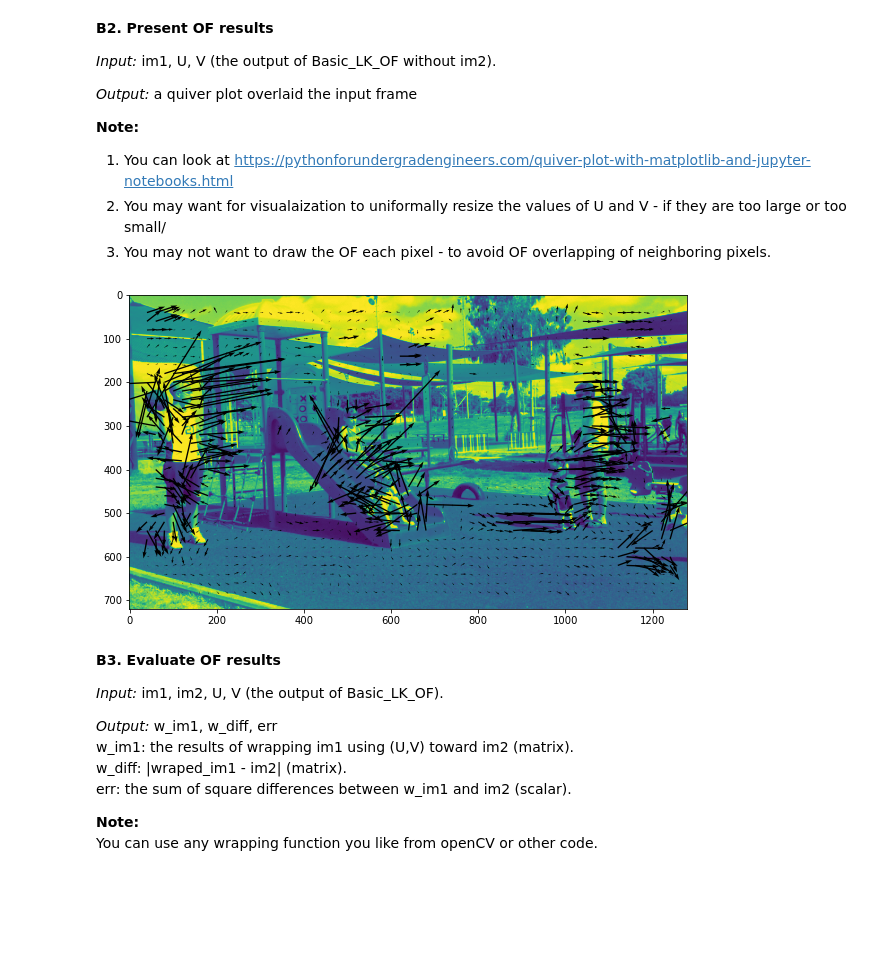
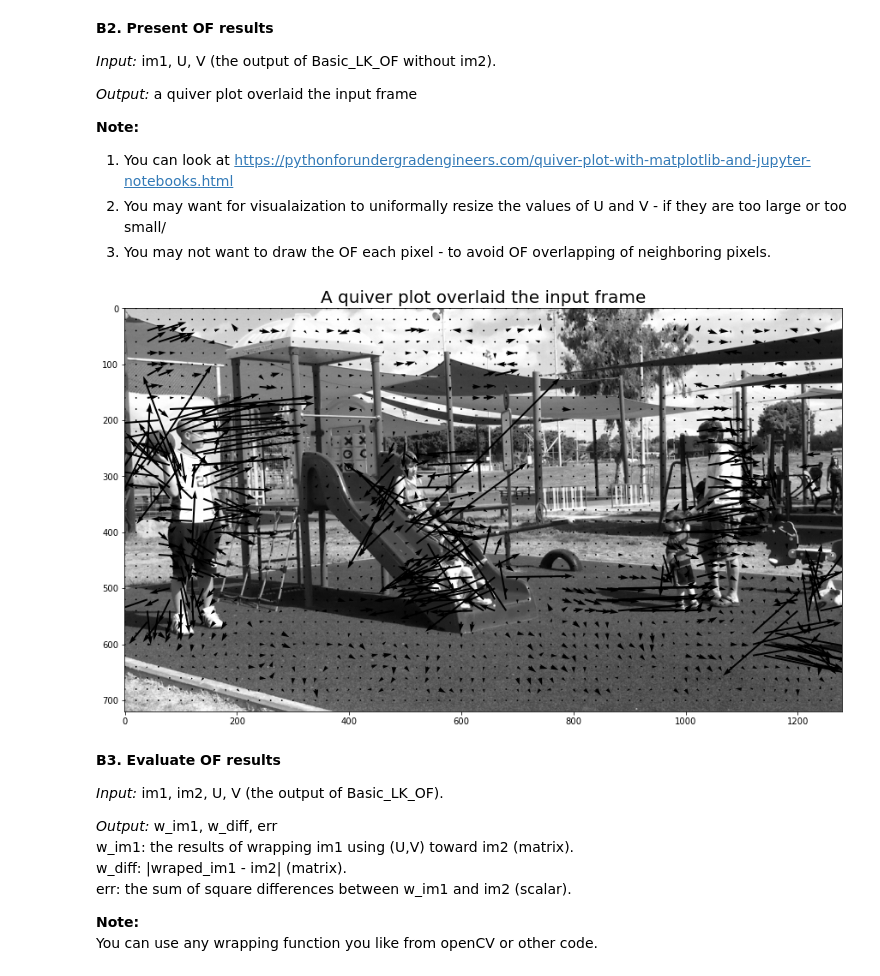
Before and after one commit to Nesher123/Computer-Vision, a Jupyter notebook: HW3/ofir.ipynb, the cells around one changed output. Drawn from its saved outputs; the diff is of its cells as text; code cells hidden in the pictures; blank space fills up the shorter version.

```diff
--- a/HW3/ofir.ipynb
+++ b/HW3/ofir.ipynb
@@ -283,12 +270,11 @@ def basic_LK_OF(name_file, nf1, nf2, sigma_S, sigma_R):
 
     return [U, V, im1, im2]
 # %%
-# name_file = 'cars5.avi' #  frames
 # name_file = 'OneLeaveShopReenter2cor.mpg' # 559 frames
 name_file = 'SLIDE.avi' # 560 frames
 nf1 = 66
 nf2 = 68
-sigma_S = 1
+sigma_S = 2
 sigma_R = 4
 
 B1_results = basic_LK_OF(name_file, nf1, nf2, sigma_S, sigma_R)
@@ -306,34 +292,30 @@ B1_results = basic_LK_OF(name_file, nf1, nf2, sigma_S, sigma_R)
 # %%
 def OF_plot_results(U, V, im1):
     rows, columns = im1.shape
-#     x = np.arange(0, columns, 1.0)
-#     y = np.arange(0, rows, 1.0)
-#     y_pos, x_pos = np.meshgrid(y, x)
+    x = np.linspace(0, rows-1, rows) # np.arange(0, columns, 1.0)
+    y = np.linspace(0, columns-1, columns) #np.arange(0, rows, 1.0)
+    y_pos, x_pos = np.meshgrid(y, x)
 
     steps = 20
-    x_direction = U[::steps, ::steps] # we filter to avoid OF overlapping of neighboring pixels
+    x_direction = U[::steps, ::steps] # filter out some pixels to avoid OF overlapping of neighboring pixels
     y_direction = V[::steps, ::steps]
 
-#     a = x_pos[::t,::t]
-#     b = y_pos[::t,::t]
+    y_pos, x_pos = np.meshgrid(y, x)
+    filtered_columns = y_pos[::steps, ::steps]
+    filtered_rows = x_pos[::steps, ::steps]
 
-    cols, rows = np.meshgrid(np.linspace(0, columns-1, columns), np.linspace(0, rows-1, rows))
-    cols = cols[::steps, ::steps]
-    rows = rows[::steps, ::steps]
-
-    # Plot optical flow
-    plt.figure(figsize=(10,10))
-    plt.imshow(im1)
-    plt.quiver(cols, rows, x_direction, y_direction, minshaft=2, minlength=0)
+    # Plot the optical flow
+    plt.figure(figsize=(15, 15))
+    plt.imshow(im1, cmap='gray')
+    plt.quiver(filtered_columns, filtered_rows, x_direction, y_direction)
+    plt.title('A quiver plot overlaid the input frame', fontsize=20)
     plt.show()
-# %%
-U = B1_results[0]
-V = B1_results[1]
-im1 = B1_results[2]
-
-OF_plot_results(U, V, im1)
-# %% [output]
-[figure, removed]
+# %%
+U, V, im1, im2 = B1_results
+OF_plot_results(U, V, im1)
+# The inconsistency probably follows noise from the moving camera
+# %% [output]
+[figure, added]
 # %% [markdown]
 **B3. Evaluate OF results**
 
```
Also changed, not shown: parts of 2 cells of this notebook.
